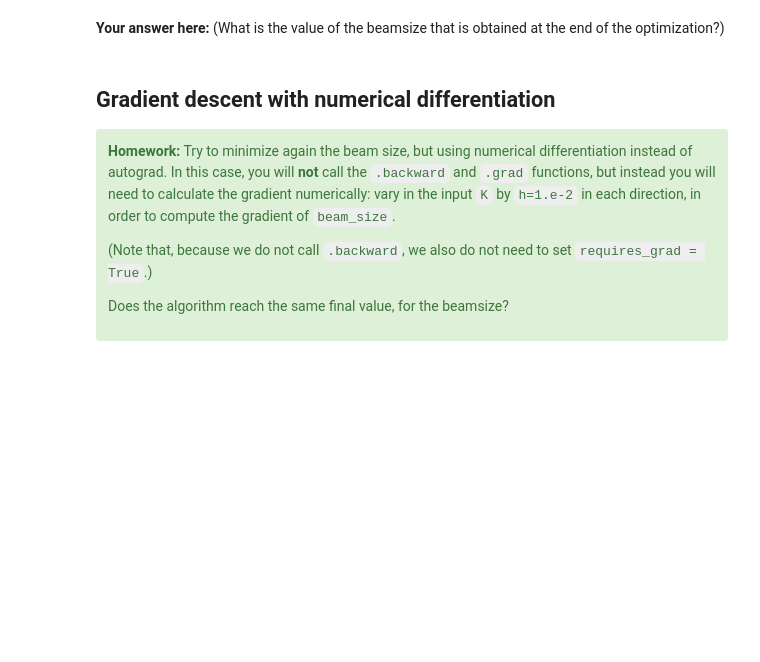
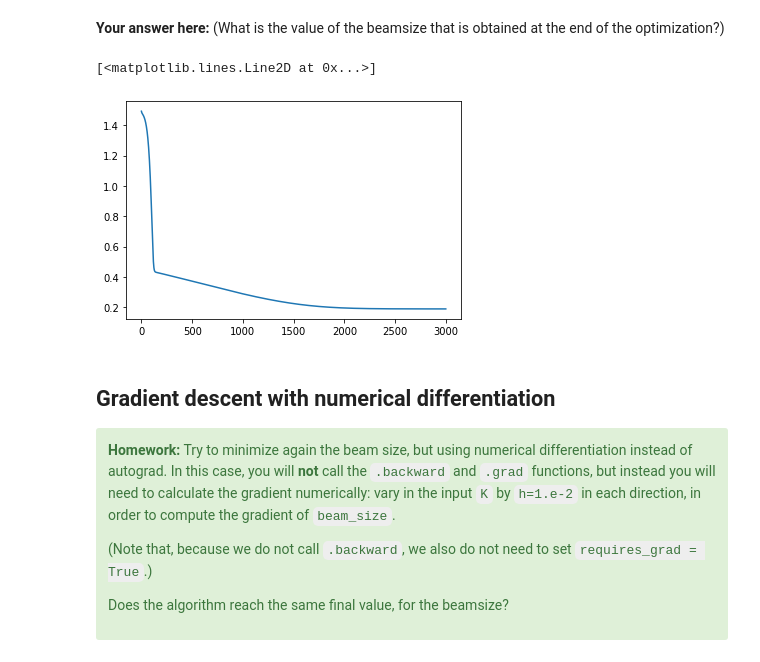
Before and after one commit to uspas/2020_optimization_and_ml, a Jupyter notebook: lab_solutions/lab_01/lab_01.ipynb, the cells around one changed output. Saved outputs shown, nothing was run; the diff lists cells and outputs as text; code cells hidden in the pictures; blank space fills up the shorter version.

```diff
--- a/lab_solutions/lab_01/lab_01.ipynb
+++ b/lab_solutions/lab_01/lab_01.ipynb
@@ -438,7 +443,11 @@ K = torch.tensor([1.0, -1.0, 0.5], requires_grad = True)
 **Your answer here:** (What is the value of the beamsize that is obtained at the end of the optimization?)
 # %%
 # START SOLUTION
+plt.plot(history_f)
 # END SOLUTION
+# %% [output]
+[<matplotlib.lines.Line2D at 0x...>]
+[figure, added]
 # %% [markdown]
 ## Gradient descent with numerical differentiation
 
```
Also changed, not shown: parts of 8 cells of this notebook, 8 other files.
